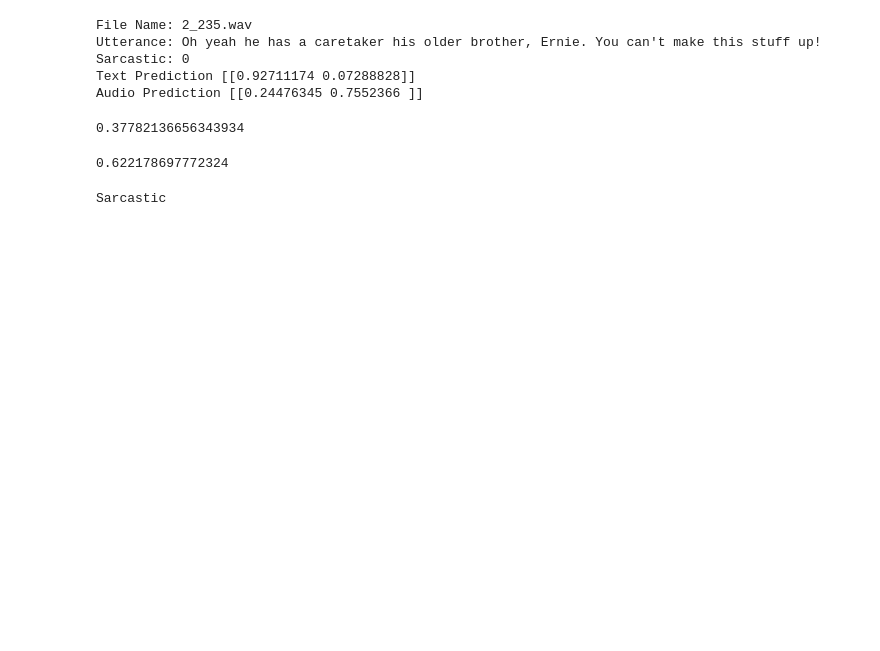
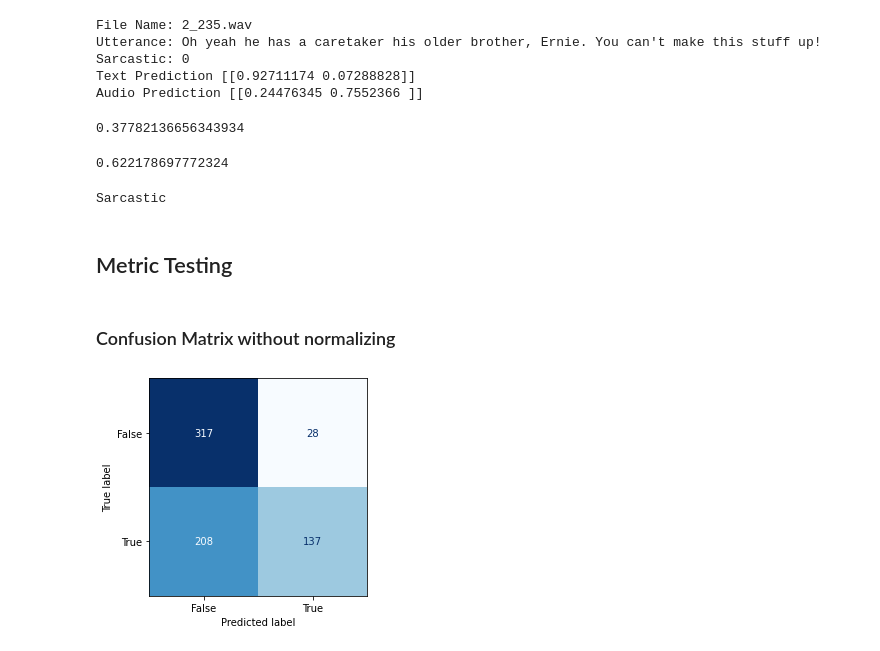
Before and after one commit to AiSirachcha21/sarcastically-psdp, a Jupyter notebook: sarcastically.ipynb, the cells around one changed output. Drawn from its saved outputs; the diff is of its cells as text; code cells hidden in the pictures; blank space fills up the shorter version.

Commit message:
Added testing section

```diff
--- a/sarcastically.ipynb
+++ b/sarcastically.ipynb
@@ -399,3 +402,5 @@ else:
     print("Non Sarcastic")
 # %% [output]
 Sarcastic
+# %% [markdown]
+## Metric Testing
@@ -401,0 +412,35 @@ Sarcastic
+# %%
+test_y_actual = []
+test_y_pred = []
+
+prediction_timings = []
+
+for index,row in tqdm(data.iterrows()):
+    start = dt.now()
+    test_statement = tokenizer.texts_to_sequences(row['utterance'])
+    test_statement = pad_sequences(test_statement, maxlen=max_length, padding=padding_type)
+
+    testd_file_path = f"mmsd_raw_data/converted_utterances/{row['file_name']}"
+    test_audio, test_audio_sr = librosa.load(testd_file_path)
+    test_audio_features = librosa.feature.mfcc(y=test_audio, sr=test_audio_sr, n_mfcc=13)
+    test_mfcc_scaled_features = np.mean(test_audio_features.T, axis=0)
+    test_mfcc_scaled_features = test_mfcc_scaled_features.reshape(1, -1)
+
+    actual_y = 1 if row['sarcasm'] == True else 0
+
+    text_prediction = text_model.predict(test_statement)
+    audio_prediction = audio_model.predict(test_mfcc_scaled_features)
+
+    combined_1 = (audio_prediction[0][0]*audio_model_weight + text_prediction[0][0]*text_model_weight)
+    combined_2 = (audio_prediction[0][1]*audio_model_weight + text_prediction[0][1]*text_model_weight)
+
+    running_time = (dt.now() - start).seconds
+    prediction_timings.append(running_time)
+    test_y_actual.append(actual_y)
+    test_y_pred.append(1 if combined_1 - combined_2 <= 0 else 0)
+# %% [markdown]
+### Confusion Matrix without normalizing
+# %%
+ConfusionMatrixDisplay.from_predictions(y_true=test_y_actual, y_pred=test_y_pred, cmap="Blues", display_labels=["False", "True"], colorbar=False)
+# %% [output]
+[figure, added]
```
Also changed, not shown: parts of 7 cells of this notebook.
